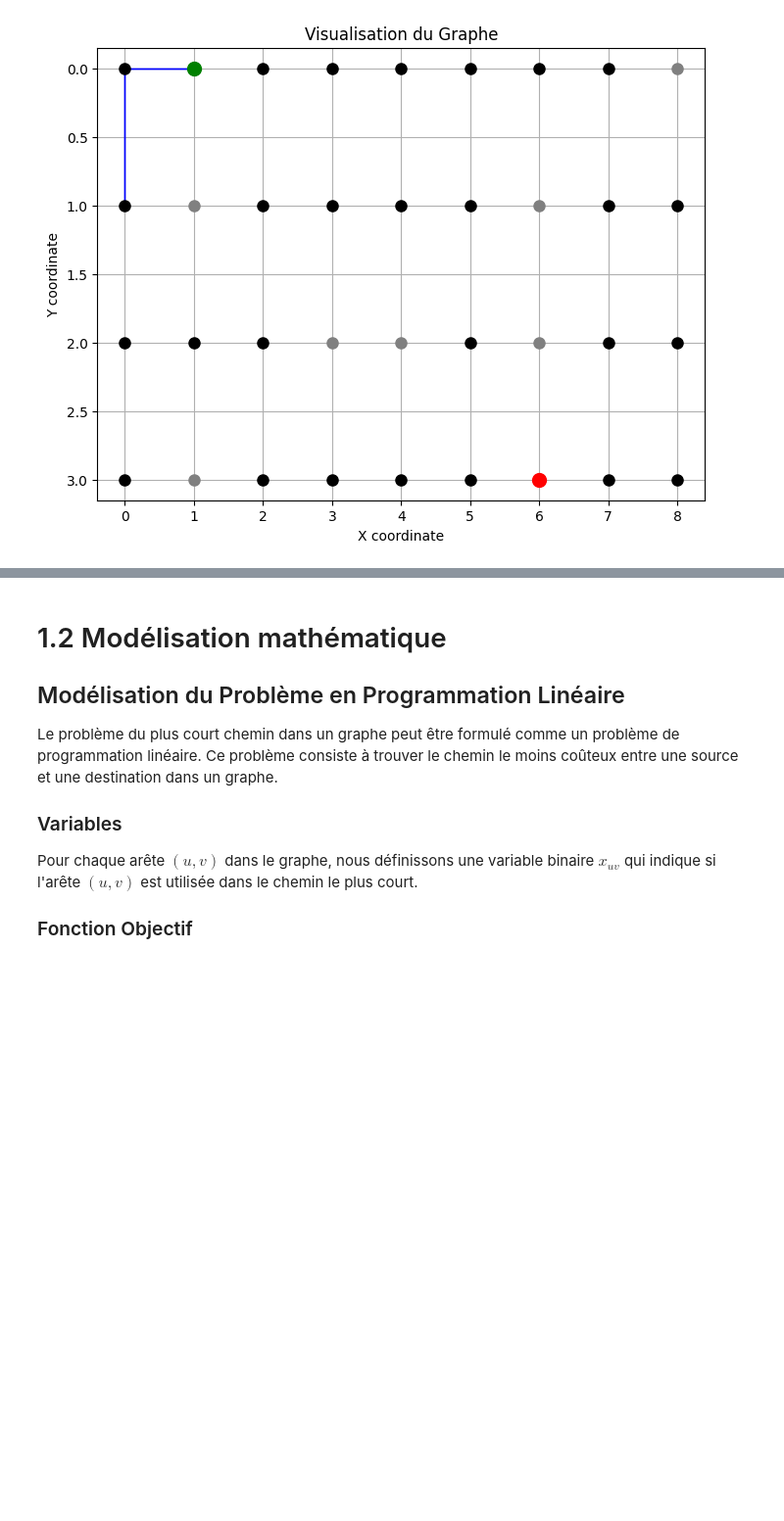
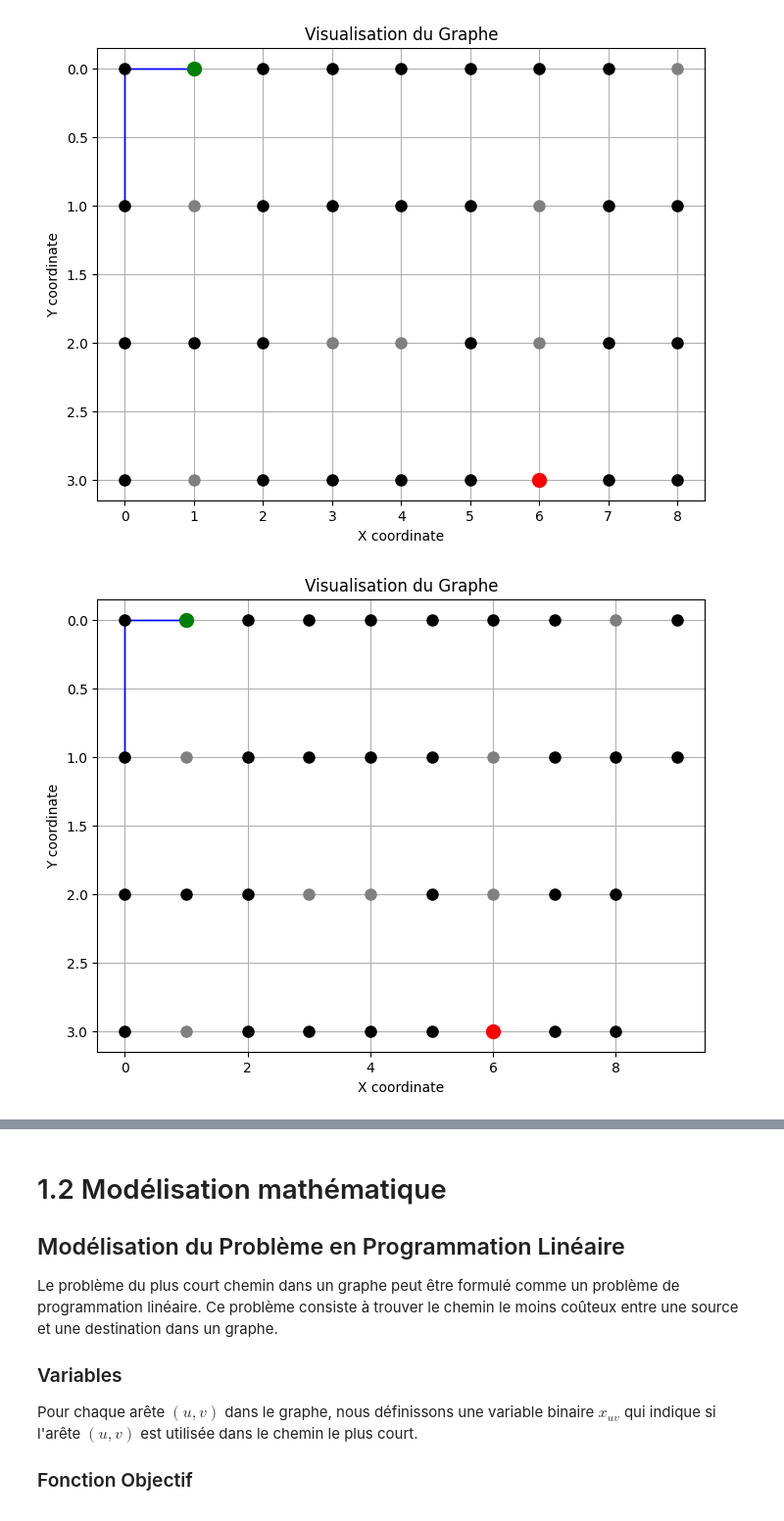
Before and after one commit to Damien-Collot/Graphes, a Jupyter notebook: TP Graphe.ipynb, the cells around one changed output, grey strips where cells are left out. Shown at 98% size. Drawn from its saved outputs; the diff is of its cells as text; code cells hidden in the pictures; blank space fills up the shorter version.

Commit message:
Mise en place fonction ajout sommet manuelle et suppression sommet

```diff
--- a/TP Graphe.ipynb
+++ b/TP Graphe.ipynb
@@ -123,3 +195,9 @@ graphe.supprimer_arete((1, 0), (2, 0))
 graphe.tracer_graphe()
 # %% [output]
 [figure]
+# %%
+graphe.ajouter_sommet_manuelle((9,0),1)
+graphe.ajouter_sommet_manuelle((9,1),1)
+graphe.tracer_graphe()
+# %% [output]
+[figure, added]
```
Also changed, not shown: parts of 8 cells of this notebook.
